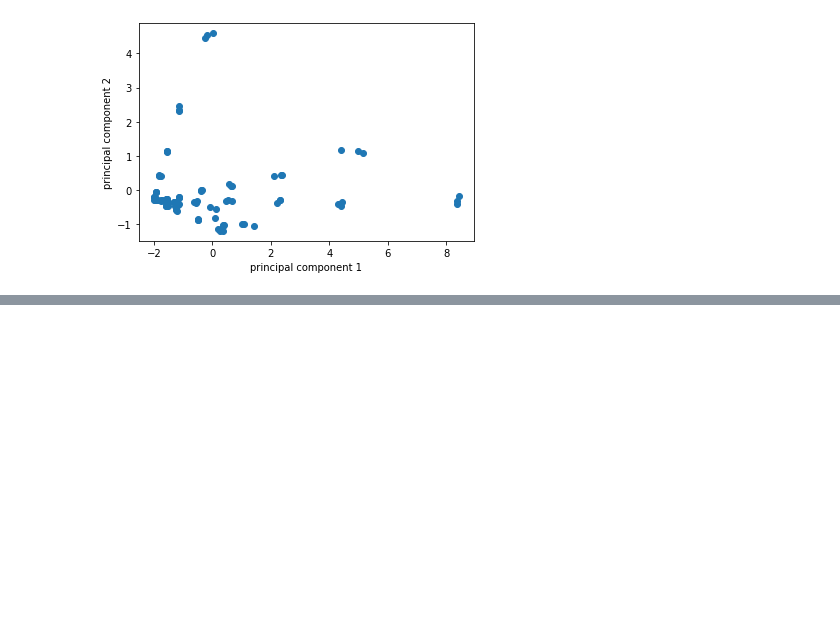
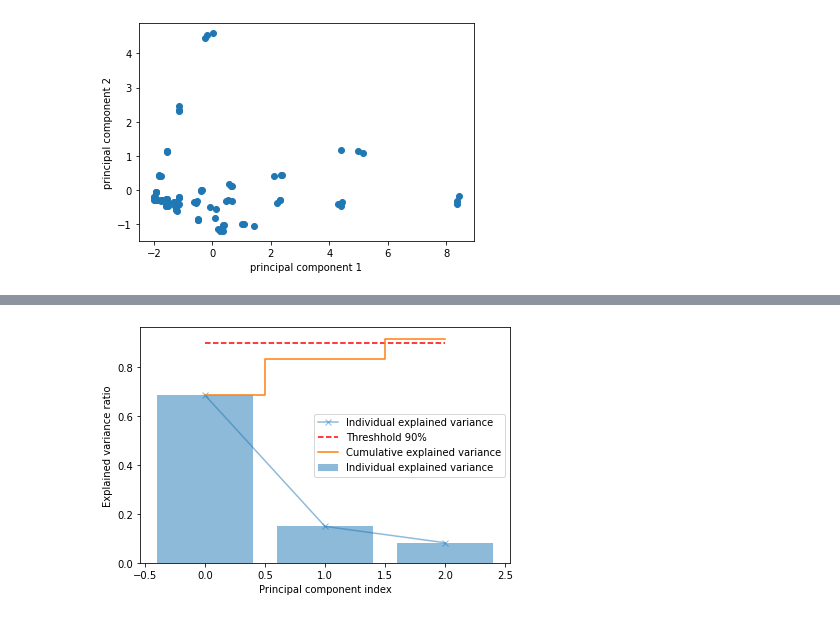
Before and after one commit to WizenPainter/DTU-02450, a Jupyter notebook: Exercises/Exercise 2/exercise_2.ipynb, the cells around one changed output, grey strips where cells are left out. Saved outputs shown, nothing was run; the diff lists cells and outputs as text; code cells hidden in the pictures; blank space fills up the shorter version.

```diff
--- a/Exercises/Exercise 2/exercise_2.ipynb
+++ b/Exercises/Exercise 2/exercise_2.ipynb
@@ -59,14 +59,21 @@ df.head()
 # %%
 features = ['A', 'B', 'C', 'D', 'E', 'F', 'G', 'H']
 x = df.loc[:, features].values
-y = df.loc[:, ['Concentration']].values
+y = df.loc[:, ['Sample type']].values
 
 x = StandardScaler().fit_transform(x)
+components = 3
+col = []
 
-pca = PCA(n_components=2)
+pca = PCA(n_components=components)
 principalComponents = pca.fit_transform(x)
+
+for i in range(components):
+    name = "principal component {component}".format(component=i+1)
+    col.append(name)
+
 principalDf = pd.DataFrame(data = principalComponents
-             , columns = ['principal component 1', 'principal component 2'])
+             , columns = col)
 # %%
 plt.scatter(x = principalDf['principal component 1'], y = principalDf['principal component 2'])
 plt.xlabel('principal component 1')
@@ -76,0 +94,21 @@ plt.show()
+# %%
+exp_var_pca = pca.explained_variance_ratio_
+#
+# Cumulative sum of eigenvalues; This will be used to create step plot
+# for visualizing the variance explained by each principal component.
+#
+cum_sum_eigenvalues = np.cumsum(exp_var_pca)
+#
+# Create the visualization plot
+#
+# plt.plot(range(0,len(exp_var_pca)), exp_var_pca, 'x-' , alpha=0.5, label='Individual explained variance')
+plt.bar(range(0, len(exp_var_pca)), exp_var_pca, alpha=0.5, align='center', label='Individual explained variance')
+plt.plot(range(0,len(exp_var_pca)), [0.9,0.9,0.9], 'r--', label='Threshhold 90%')
+plt.step(range(0,len(cum_sum_eigenvalues)), cum_sum_eigenvalues, where='mid',label='Cumulative explained variance')
+plt.ylabel('Explained variance ratio')
+plt.xlabel('Principal component index')
+plt.legend(loc='best')
+plt.tight_layout()
+plt.show()
+# %% [output]
+[figure, added]
```
Also changed, not shown: parts of 1 cell of this notebook, 1 other file.
